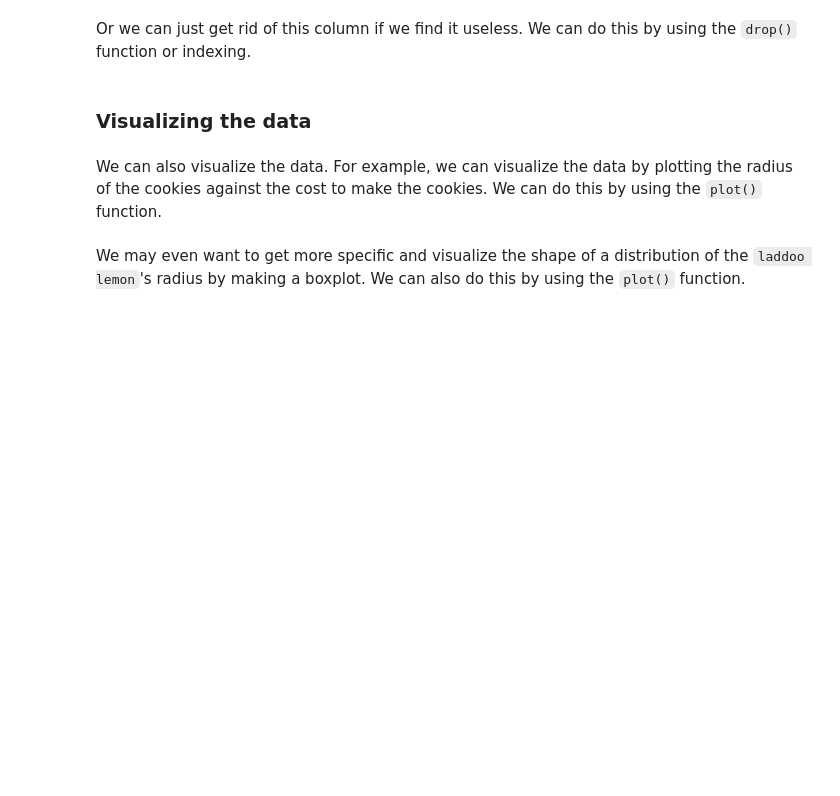
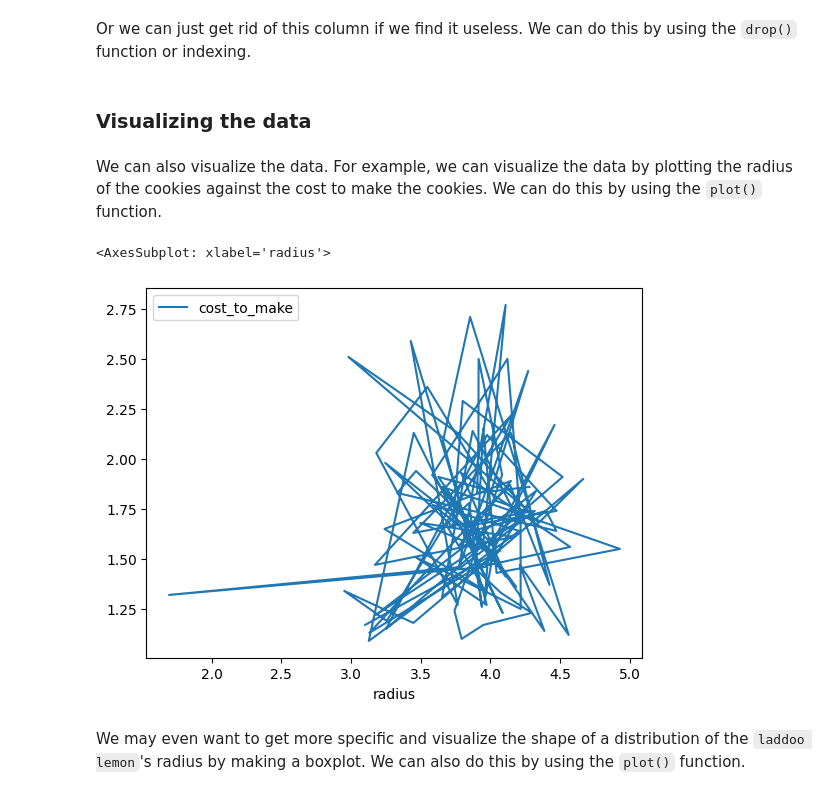
Before and after one commit to mirackk/CS506-Spring2023, a Jupyter notebook: labs/02-lab/lab02.ipynb, the cells around one changed output. Drawn from its saved outputs; the diff is of its cells as text; code cells hidden in the pictures; blank space fills up the shorter version.

```diff
--- a/labs/02-lab/lab02.ipynb
+++ b/labs/02-lab/lab02.ipynb
@@ -131,3 +149,5 @@ For example, let's try changing `"bad berry bunny"` to `"bbb"`.
 We may even like the original names better, but we may want to get rid of the spaces. For example, we can change `"orange ozuna"` to `"orange_ozuna"`. Here, we will use the `str.replace()` function.
 # %%
 #TODO: adjust orange ozuna as described
+df['cookie'] = df['cookie'].str.replace(' ', '_')
+df["cookie"].value_counts()
@@ -136,3 +165,5 @@ We may even just want to keep the first word of the cookie name. For example, we
 # %%
 #TODO: adjust all cookies so only the first word
 # is used as the cookie name
+df['cookie'] = df['cookie'].str.split('_').str[0]
+df["cookie"].value_counts()
@@ -144,3 +184,5 @@ def adjust_cost(cost):
     return cost + 0.5
 
 #TODO: use apply() to adjust the cost_to_make column.
+df["cost_to_make"] = df["cost_to_make"].apply(adjust_cost)
+df.head(10)
@@ -170,3 +259,8 @@ We may also want to aggregate the data. For example, we can aggregate the data b
 # %%
 #TODO: add a column to the dataframe that is the
 # calories per radius
+def ratio(row):
+    return row['calories'] / row['radius']
+
+df['ratio'] = df.apply(ratio, axis=1)
+df.head(10)
@@ -180,6 +286,10 @@ Or we can just get rid of this column if we find it useless. We can do this by u
 We can also visualize the data. For example, we can visualize the data by plotting the radius of the cookies against the cost to make the cookies. We can do this by using the `plot()` function.
 # %%
 #TODO: plot the radius (x) versus cost to make (y)
+df.plot(x='radius', y='cost_to_make')
+# %% [output]
+<AxesSubplot: xlabel='radius'>
+[figure, added]
 # %% [markdown]
 We may even want to get more specific and visualize the shape of a distribution of the `laddoo lemon`'s radius by making a boxplot. We can also do this by using the `plot()` function.
 # %%
```
Also changed, not shown: parts of 23 cells of this notebook.
